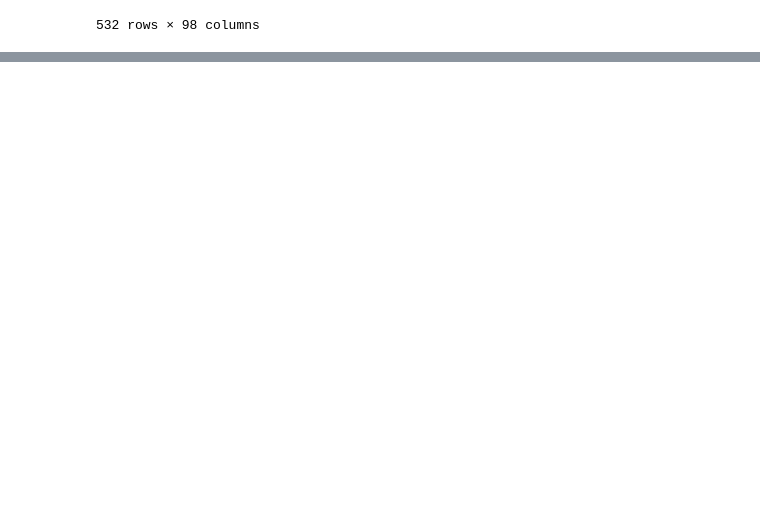
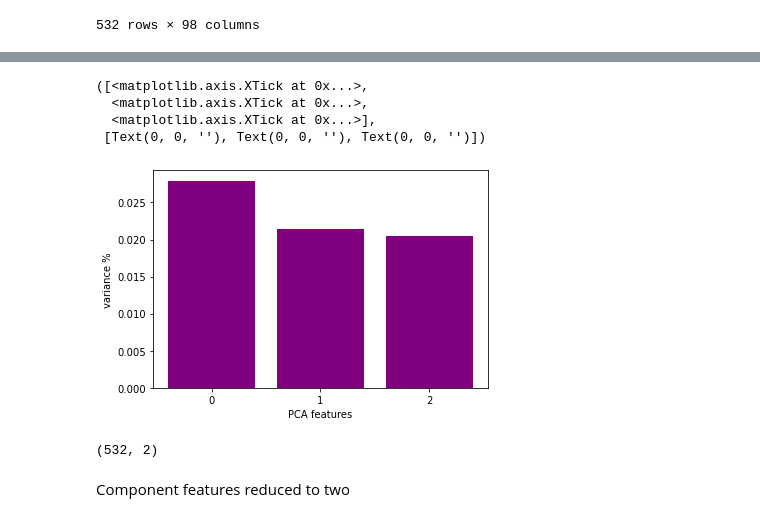
Before and after one commit to ravjolt/Supervised-Machine-Learning-Challenge, a Jupyter notebook: Unsupervised-Machine-Learning-Challenge.ipynb, the cells around one changed output, grey strips where cells are left out. Cells and saved outputs as stored; diff of their text form; code cells hidden in the pictures; blank space fills up the shorter version.

```diff
--- a/Unsupervised-Machine-Learning-Challenge.ipynb
+++ b/Unsupervised-Machine-Learning-Challenge.ipynb
@@ -113,3 +113,8 @@ X
 #standardize data
 scaler = StandardScaler()
 scaled_data = scaler.fit_transform(X)
+# %%
+#PCA model
+pca=PCA(n_components=3)
+
+crypto_pca = pca.fit_transform(scaled_data)
@@ -115,0 +193,13 @@ scaled_data = scaler.fit_transform(X)
+# %%
+#Plot explained variances
+features = range(pca.n_components_)
+plt.bar(features, pca.explained_variance_ratio_, color='purple')
+plt.xlabel('PCA features')
+plt.ylabel('variance %')
+plt.xticks(features)
+# %% [output]
+([<matplotlib.axis.XTick at 0x...>,
+  <matplotlib.axis.XTick at 0x...>,
+  <matplotlib.axis.XTick at 0x...>],
+ [Text(0, 0, ''), Text(0, 0, ''), Text(0, 0, '')])
+[figure, added]
@@ -115,0 +210,6 @@ scaled_data = scaler.fit_transform(X)
+# %%
+tsne_features.shape
+# %% [output]
+(532, 2)
+# %% [markdown]
+Component features reduced to two
```
Also changed, not shown: parts of 11 cells of this notebook.
